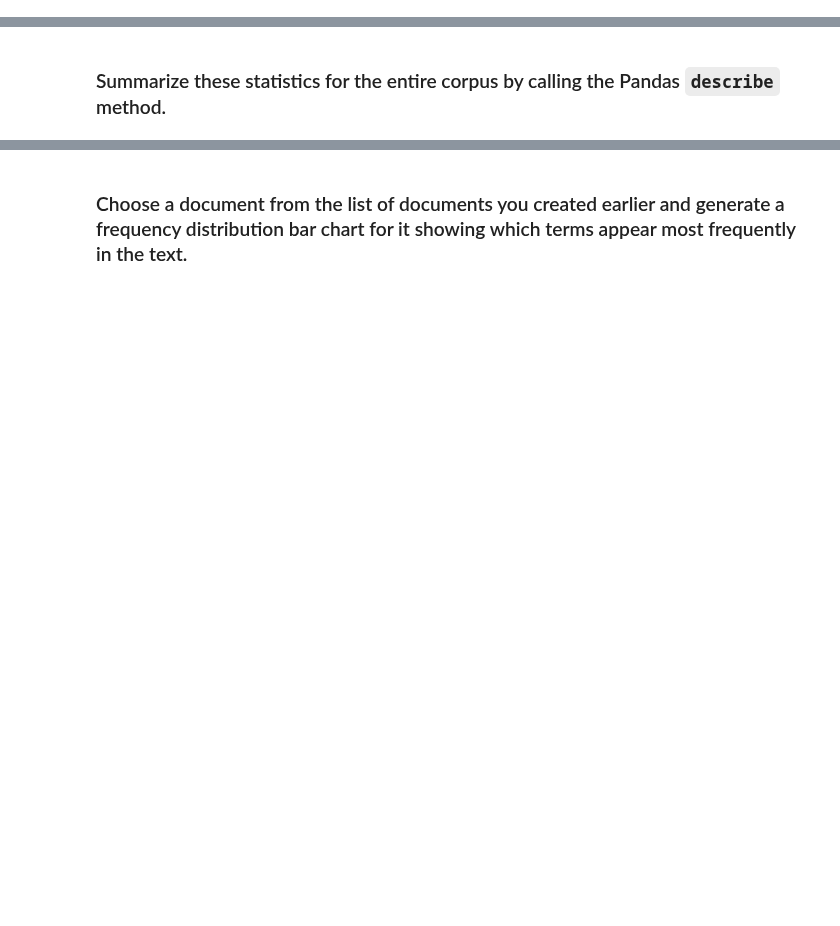
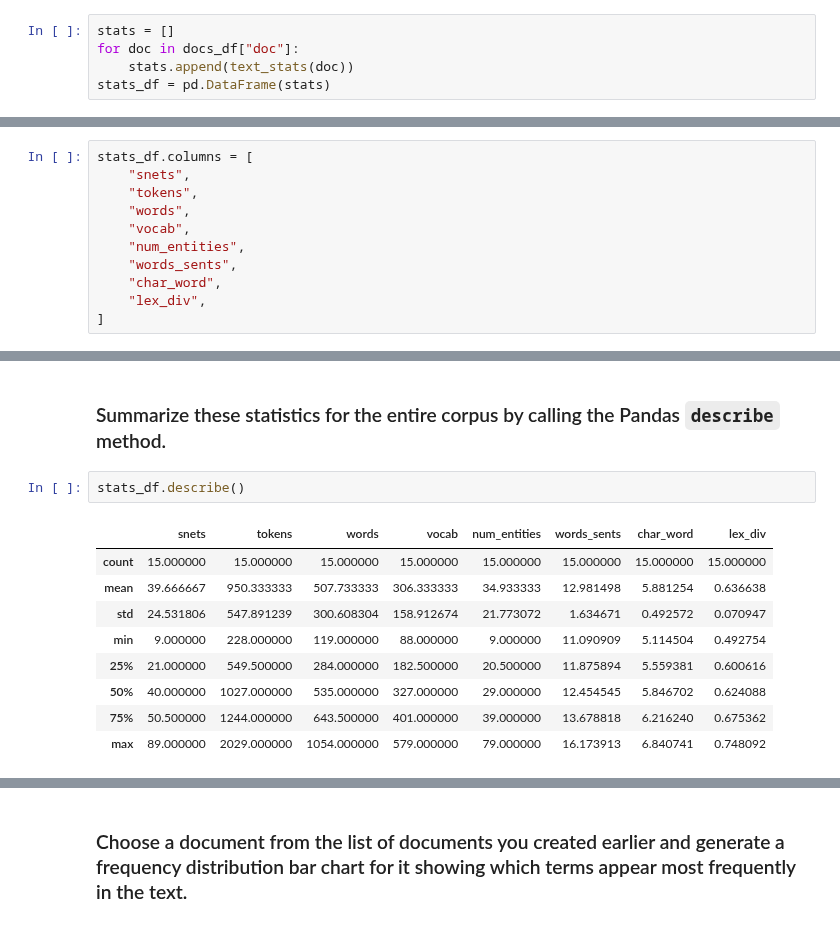
Before and after one commit to DJGump/module-work-DSI06, a Jupyter notebook: week_15/pairwork/Day 73, Lecture 2_ Assignment.ipynb, the cells around one changed output, grey strips where cells are left out. Drawn from its saved outputs; the diff is of its cells as text; blank space fills up the shorter version.

```diff
--- a/week_15/pairwork/Day 73, Lecture 2_ Assignment.ipynb
+++ b/week_15/pairwork/Day 73, Lecture 2_ Assignment.ipynb
@@ -98,3 +105,8 @@ cnn_corpus = PlaintextCorpusReader(PATH, DOC_PATTERN)
 - Lexical diversity
 # %% [markdown]
 ### Iterate through all the documents, calculate these statistics for each one, and store all the results in a Pandas data frame.
+# %%
+stats = []
+for doc in docs_df["doc"]:
+    stats.append(text_stats(doc))
+stats_df = pd.DataFrame(stats)
@@ -100,0 +115,11 @@ cnn_corpus = PlaintextCorpusReader(PATH, DOC_PATTERN)
+# %%
+stats_df.columns = [
+    "snets",
+    "tokens",
+    "words",
+    "vocab",
+    "num_entities",
+    "words_sents",
+    "char_word",
+    "lex_div",
+]
@@ -101,2 +128,14 @@ cnn_corpus = PlaintextCorpusReader(PATH, DOC_PATTERN)
 # %% [markdown]
 ### Summarize these statistics for the entire corpus by calling the Pandas `describe` method.
+# %%
+stats_df.describe()
+# %% [output]
+|  | snets | tokens | words | vocab | num_entities | words_sents | char_word | lex_div |
+| count | 15.000000 | 15.000000 | 15.000000 | 15.000000 | 15.000000 | 15.000000 | 15.000000 | 15.000000 |
+| mean | 39.666667 | 950.333333 | 507.733333 | 306.333333 | 34.933333 | 12.981498 | 5.881254 | 0.636638 |
+| std | 24.531806 | 547.891239 | 300.608304 | 158.912674 | 21.773072 | 1.634671 | 0.492572 | 0.070947 |
+| min | 9.000000 | 228.000000 | 119.000000 | 88.000000 | 9.000000 | 11.090909 | 5.114504 | 0.492754 |
+| 25% | 21.000000 | 549.500000 | 284.000000 | 182.500000 | 20.500000 | 11.875894 | 5.559381 | 0.600616 |
+| 50% | 40.000000 | 1027.000000 | 535.000000 | 327.000000 | 29.000000 | 12.454545 | 5.846702 | 0.624088 |
+| 75% | 50.500000 | 1244.000000 | 643.500000 | 401.000000 | 39.000000 | 13.678818 | 6.216240 | 0.675362 |
+| max | 89.000000 | 2029.000000 | 1054.000000 | 579.000000 | 79.000000 | 16.173913 | 6.840741 | 0.748092 |
```
Also changed, not shown: parts of 15 cells of this notebook, 4 other files.
